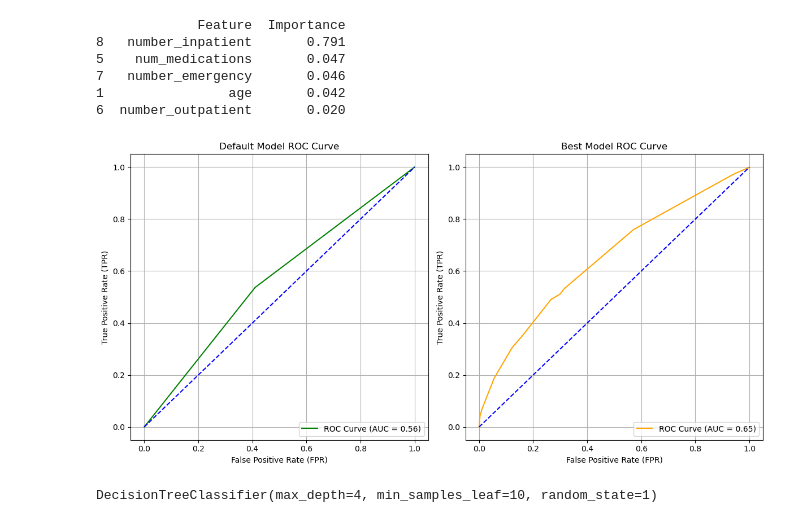
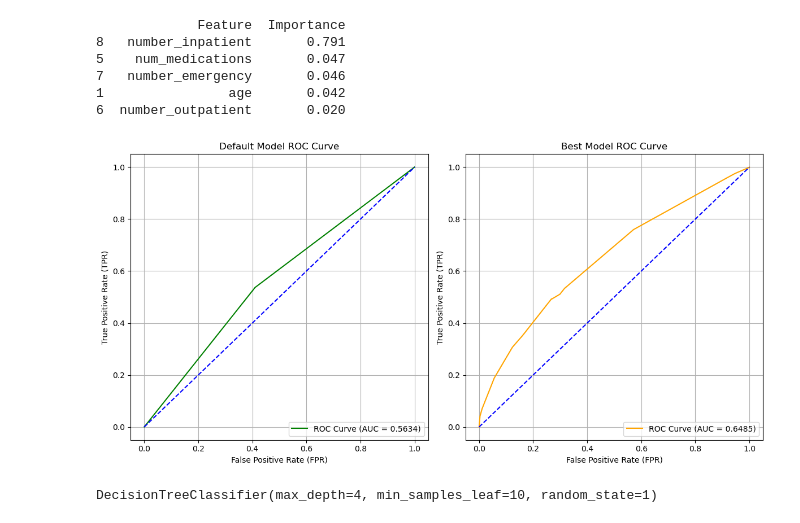
Before and after one commit to johnmarquess/IFN509, a Jupyter notebook: Assignment 2/decision_trees.ipynb, the cells around one changed output. Cells and saved outputs as stored; diff of their text form; code cells hidden in the pictures.

```diff
--- a/Assignment 2/decision_trees.ipynb
+++ b/Assignment 2/decision_trees.ipynb
@@ -46,6 +46,9 @@ Name: proportion, dtype: float64
 y = df['readmitted']
 # %%
 X = df.drop('readmitted', axis=1)
+# %%
+label_encoder = LabelEncoder()
+X['age'] = label_encoder.fit_transform(X['age'])
 # %%
 from sklearn.model_selection import train_test_split
 # %%
@@ -325,36 +328,36 @@ y_proba_model = model.predict_proba(X_test)[:, 1]
 fpr_model, tpr_model, thresholds_best = roc_curve(y_test, y_proba_model)
 roc_auc_model = roc_auc_score(y_test, y_proba_model)
 
 fpr_best, tpr_best, thresholds_model = roc_curve(y_test, y_proba_best)
 roc_auc_best = roc_auc_score(y_test, y_proba_best)
 
 
 # Create subplots for the two models
 fig, ax = plt.subplots(1, 2, figsize=(12, 6))
 
 # Plot ROC for model (default model) at index 0
-ax[0].plot(fpr_model, tpr_model, color='green', label=f'ROC Curve (AUC = {roc_auc_model:.2f})')
+ax[0].plot(fpr_model, tpr_model, color='green', label=f'ROC Curve (AUC = {roc_auc_model:.4f})')
 ax[0].plot([0, 1], [0, 1], color='blue', linestyle='--')
 ax[0].set_xlabel('False Positive Rate (FPR)')
 ax[0].set_ylabel('True Positive Rate (TPR)')
 ax[0].set_title('Default Model ROC Curve')
 ax[0].legend(loc='lower right')
 ax[0].grid(True)
 
 # Plot ROC for best_model at index 1
-ax[1].plot(fpr_best, tpr_best, color='orange', label=f'ROC Curve (AUC = {roc_auc_best:.2f})')
+ax[1].plot(fpr_best, tpr_best, color='orange', label=f'ROC Curve (AUC = {roc_auc_best:.4f})')
 ax[1].plot([0, 1], [0, 1], color='blue', linestyle='--')
 ax[1].set_xlabel('False Positive Rate (FPR)')
 ax[1].set_ylabel('True Positive Rate (TPR)')
 ax[1].set_title('Best Model ROC Curve')
 ax[1].legend(loc='lower right')
 ax[1].grid(True)
 
 # Show the plots
 plt.tight_layout()
 plt.show()
 # %% [output]
-[figure, old version]
+[figure, new version]
 # %%
 _
 # %% [output]
```
Also changed, not shown: parts of 3 cells of this notebook, 6 other files.
